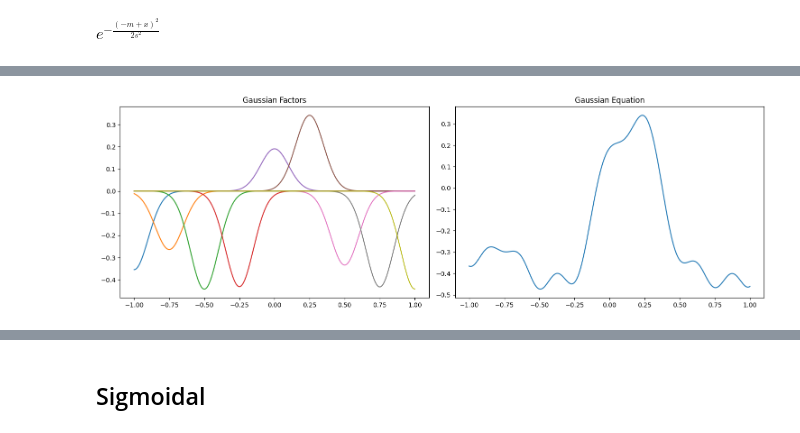
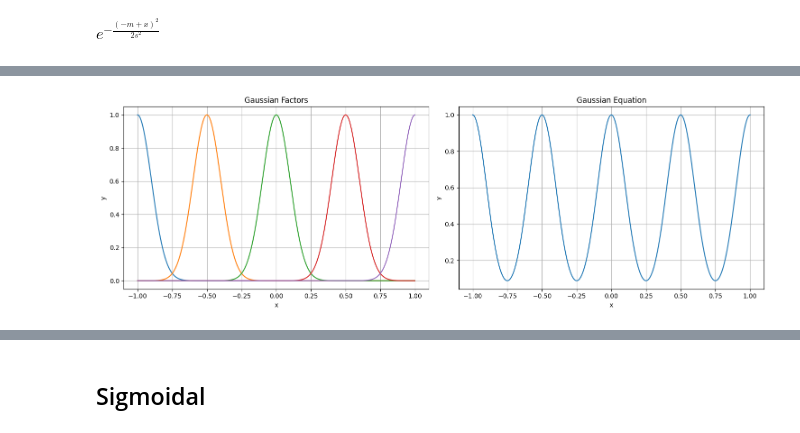
Before and after one commit to dayan3847/machine_learning, a Jupyter notebook: dayan3847/basis_functions/basis_functions.ipynb, the cells around one changed output, grey strips where cells are left out. Drawn from its saved outputs; the diff is of its cells as text; code cells hidden in the pictures.

```diff
--- a/dayan3847/basis_functions/basis_functions.ipynb
+++ b/dayan3847/basis_functions/basis_functions.ipynb
@@ -124,11 +143,11 @@ array([0.1, 0.1, 0.1, 0.1, 0.1, 0.1, 0.1, 0.1, 0.1])
 # %%
 # Plot
-def plot_gaussian():
+def plot_gaussian(w_list_):
     fig, ax = plt.subplots(nrows=1, ncols=2, figsize=(15, 5))
     x_plot: np.array = np.linspace(-1, 1, 1000)
 
-    y_plot_e: np.array = np.full(len(x_plot), 0)
-    for w, m, s in zip(w_list, m_list, s_list):
+    y_plot_e: np.array = np.full(len(x_plot), .0)
+    for w, m, s in zip(w_list_, m_list, s_list):
         y_plot_f: np.array = w * np.exp(-1 * ((x_plot - m) ** 2) / (2 * (s ** 2)))
         ax[0].plot(x_plot, y_plot_f)
         y_plot_e = y_plot_e + y_plot_f
@@ -137,10 +156,15 @@ def plot_gaussian():
     ax[1].set_title('Gaussian Equation')
     ax[1].plot(x_plot, y_plot_e)
 
+    for i in range(2):
+        ax[i].grid(True)
+        ax[i].set_xlabel('x')
+        ax[i].set_ylabel('y')
+
     plt.tight_layout()
     plt.show()
-
-
-plot_gaussian()
-# %% [output]
-[figure, removed]
+# %%
+w_list = np.full(count, 1)
+plot_gaussian(w_list)
+# %% [output]
+[figure, added]
```
Also changed, not shown: parts of 30 cells of this notebook, 10 other files.
